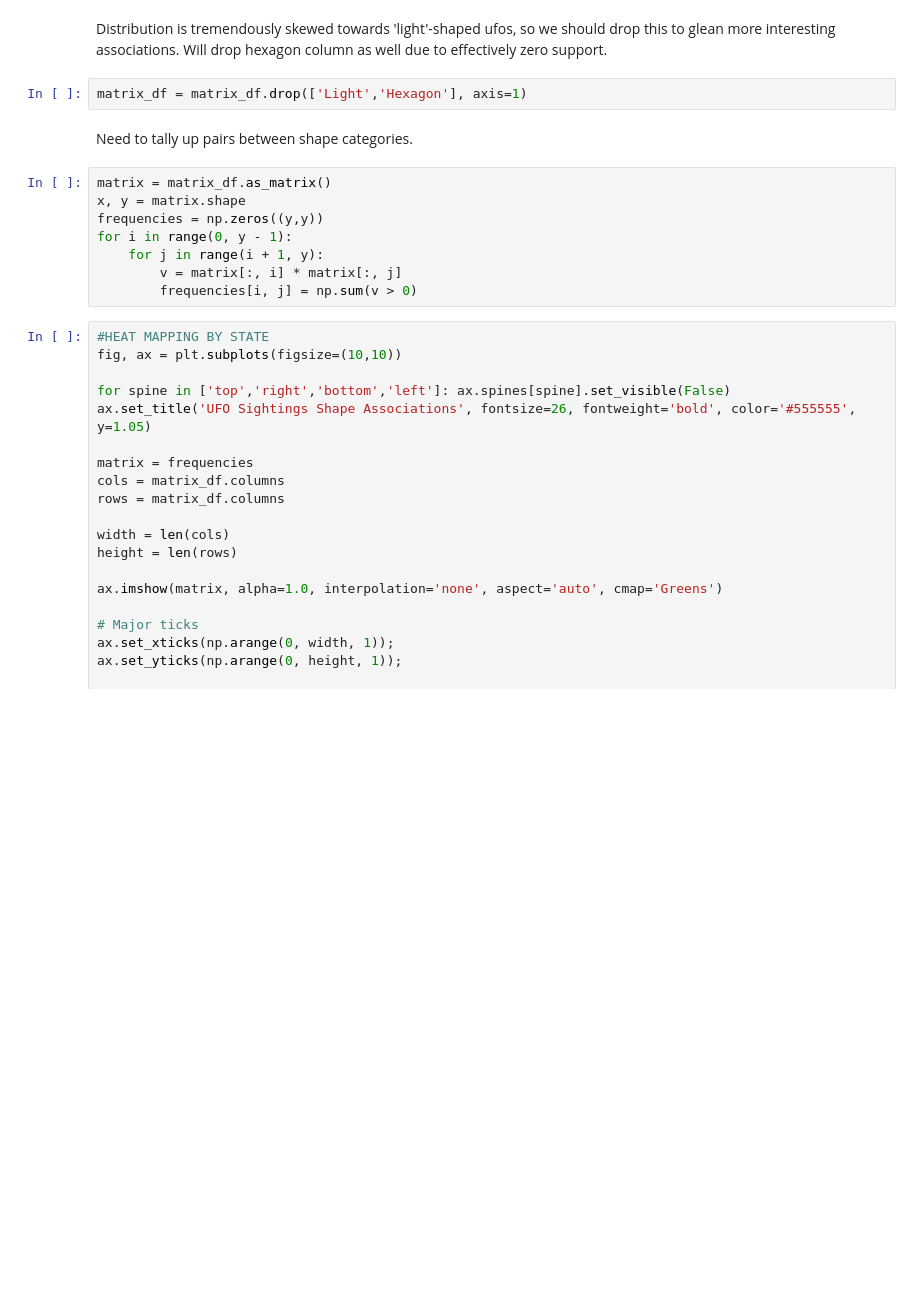
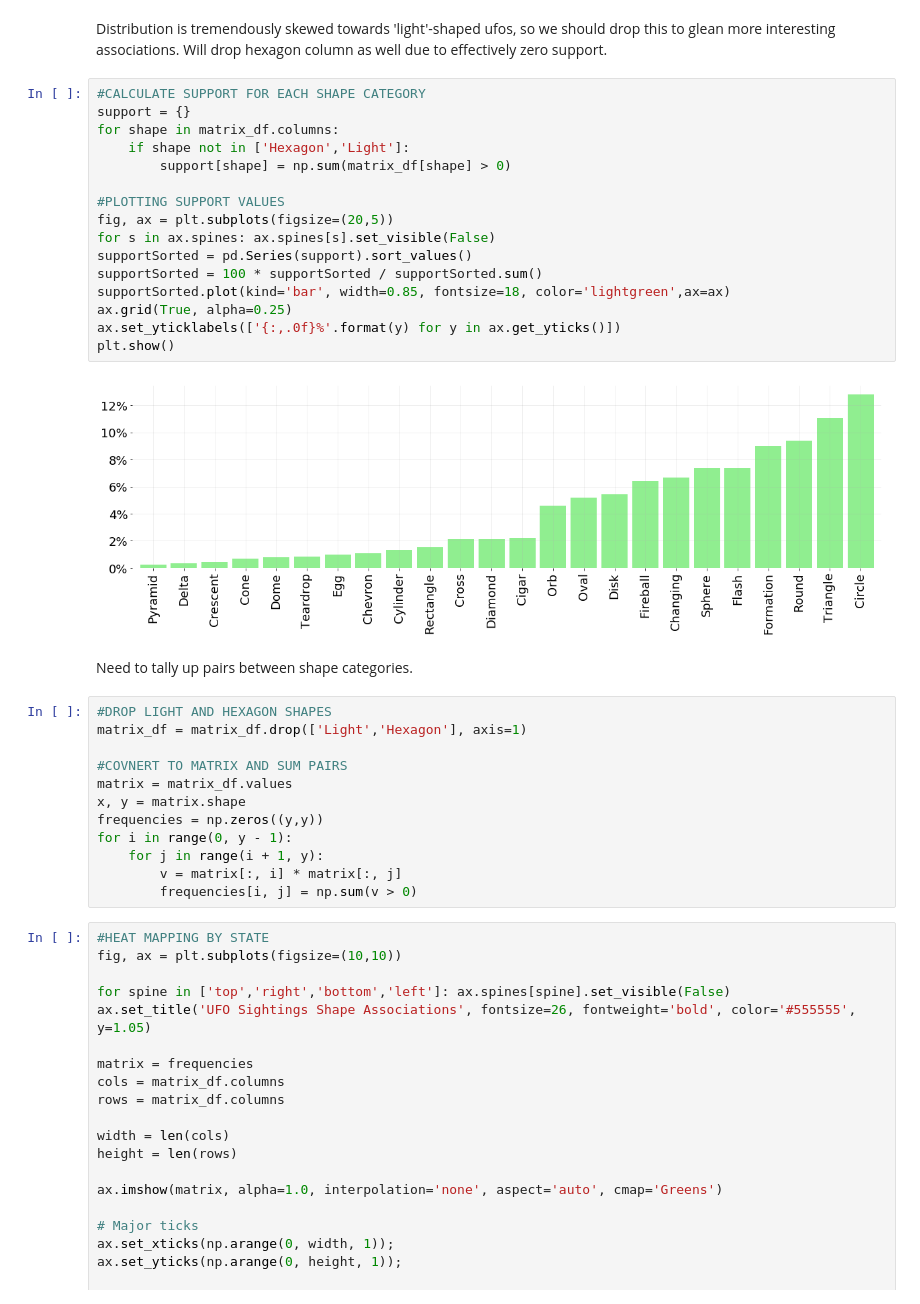
Before and after one commit to Dascienz/ufo-sightings, a Jupyter notebook: Shape_Association_Analysis.ipynb, the cells around one changed output. Cells and saved outputs as stored; diff of their text form; blank space fills up the shorter version.

Commit message:
Updated shape association notebook.

```diff
--- a/Shape_Association_Analysis.ipynb
+++ b/Shape_Association_Analysis.ipynb
@@ -59,12 +59,32 @@ plt.show()
 [figure]
 # %% [markdown]
 Distribution is tremendously skewed towards 'light'-shaped ufos, so we should drop this to glean more interesting associations. Will drop hexagon column as well due to effectively zero support.
-# %%
-matrix_df = matrix_df.drop(['Light','Hexagon'], axis=1)
+# %%
+#CALCULATE SUPPORT FOR EACH SHAPE CATEGORY
+support = {}
+for shape in matrix_df.columns:
+    if shape not in ['Hexagon','Light']:
+        support[shape] = np.sum(matrix_df[shape] > 0)
+
+#PLOTTING SUPPORT VALUES
+fig, ax = plt.subplots(figsize=(20,5))
+for s in ax.spines: ax.spines[s].set_visible(False)
+supportSorted = pd.Series(support).sort_values()
+supportSorted = 100 * supportSorted / supportSorted.sum()
+supportSorted.plot(kind='bar', width=0.85, fontsize=18, color='lightgreen',ax=ax)
+ax.grid(True, alpha=0.25)
+ax.set_yticklabels(['{:,.0f}%'.format(y) for y in ax.get_yticks()])
+plt.show()
+# %% [output]
+[figure, added]
 # %% [markdown]
 Need to tally up pairs between shape categories.
 # %%
-matrix = matrix_df.as_matrix()
+#DROP LIGHT AND HEXAGON SHAPES
+matrix_df = matrix_df.drop(['Light','Hexagon'], axis=1)
+
+#COVNERT TO MATRIX AND SUM PAIRS
+matrix = matrix_df.values
 x, y = matrix.shape
 frequencies = np.zeros((y,y))
 for i in range(0, y - 1):
```
Also changed, not shown: parts of 12 cells of this notebook.
